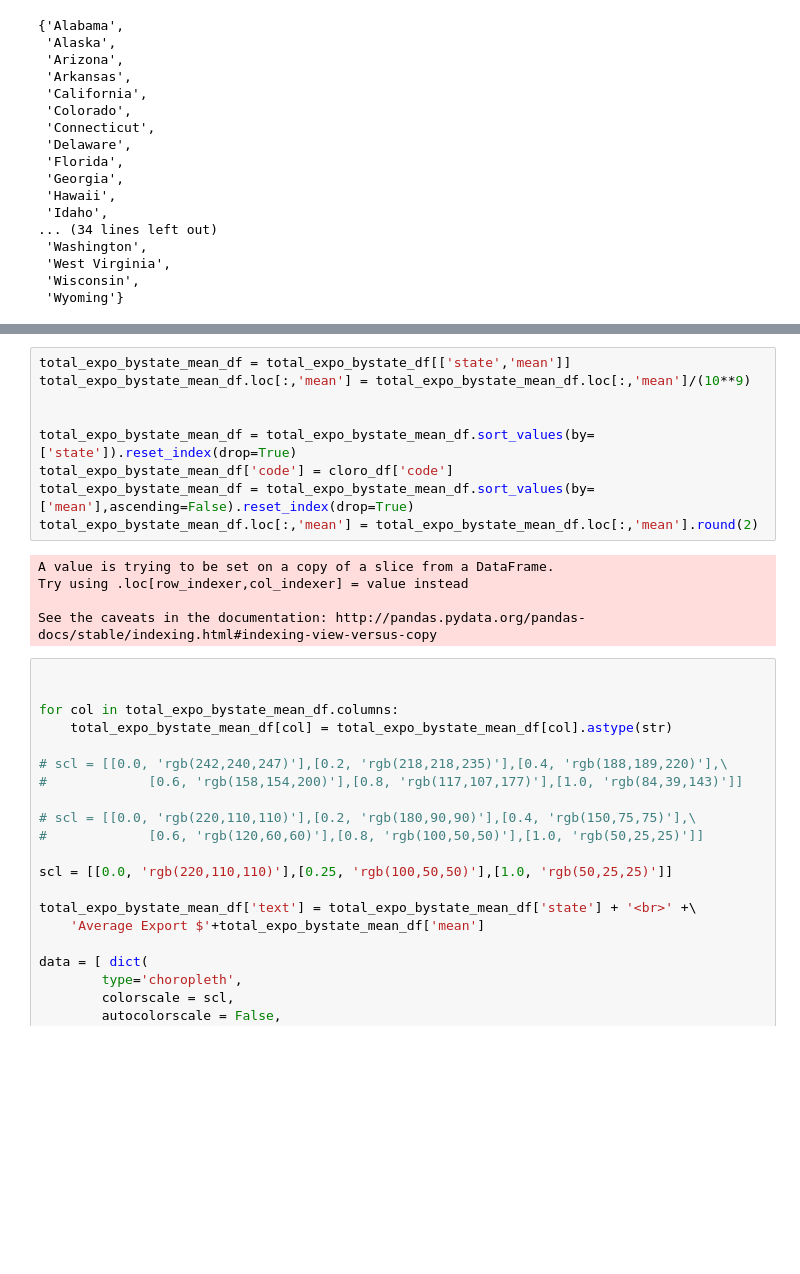
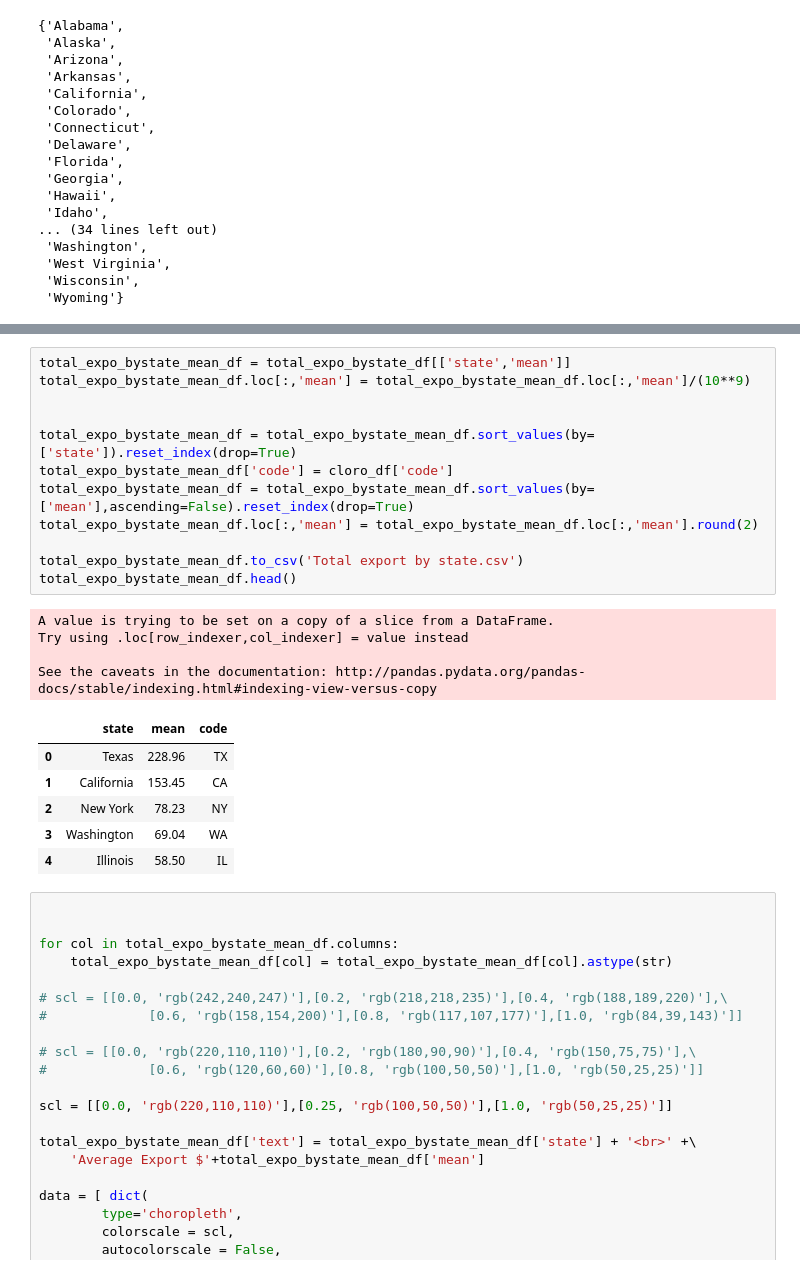
Before and after one commit to 8135tao/US-import-export, a Jupyter notebook: tao_expo_heat_scatter_test.ipynb, the cells around one changed output, grey strips where cells are left out. Saved outputs shown, nothing was run; the diff lists cells and outputs as text; blank space fills up the shorter version.

Commit message:
added total export by state csv

```diff
--- a/tao_expo_heat_scatter_test.ipynb
+++ b/tao_expo_heat_scatter_test.ipynb
@@ -85,17 +85,26 @@ total_expo_bystate_df.head()
 # %%
 total_expo_bystate_mean_df = total_expo_bystate_df[['state','mean']]
 total_expo_bystate_mean_df.loc[:,'mean'] = total_expo_bystate_mean_df.loc[:,'mean']/(10**9)
 
 
 total_expo_bystate_mean_df = total_expo_bystate_mean_df.sort_values(by=['state']).reset_index(drop=True)
 total_expo_bystate_mean_df['code'] = cloro_df['code']
 total_expo_bystate_mean_df = total_expo_bystate_mean_df.sort_values(by=['mean'],ascending=False).reset_index(drop=True)
 total_expo_bystate_mean_df.loc[:,'mean'] = total_expo_bystate_mean_df.loc[:,'mean'].round(2)
+
+total_expo_bystate_mean_df.to_csv('Total export by state.csv')
+total_expo_bystate_mean_df.head()
 # %% [output]
 A value is trying to be set on a copy of a slice from a DataFrame.
 Try using .loc[row_indexer,col_indexer] = value instead
 
 See the caveats in the documentation: http://pandas.pydata.org/pandas-docs/stable/indexing.html#indexing-view-versus-copy
+|  | state | mean | code |
+| 0 | Texas | 228.96 | TX |
+| 1 | California | 153.45 | CA |
+| 2 | New York | 78.23 | NY |
+| 3 | Washington | 69.04 | WA |
+| 4 | Illinois | 58.50 | IL |
 # %%
 
 
```
Also changed, not shown: 1 other file.
